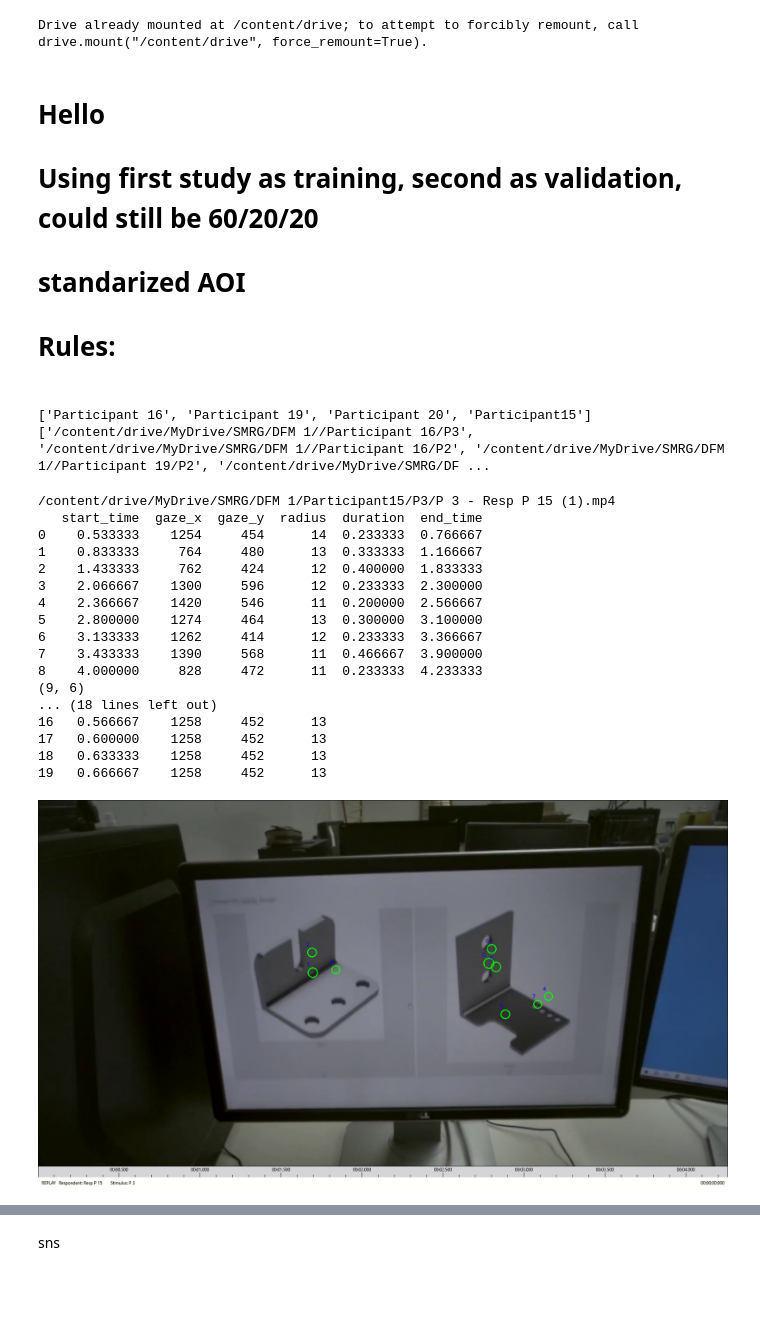
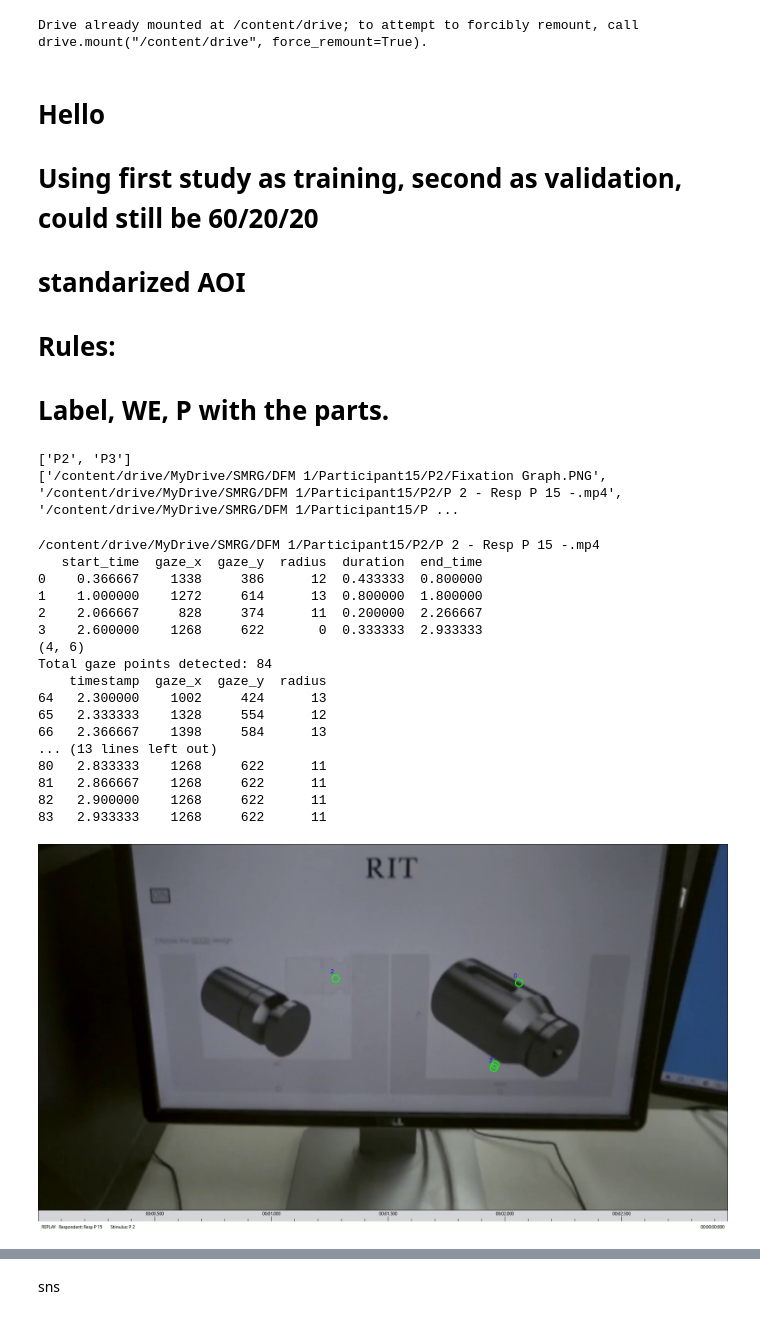
Before and after one commit to jb2467/SMRG_Video, a Jupyter notebook: SMRG.ipynb, the cells around one changed output, grey strips where cells are left out. Saved outputs shown, nothing was run; the diff lists cells and outputs as text; code cells hidden in the pictures; blank space fills up the shorter version.

```diff
--- a/SMRG.ipynb
+++ b/SMRG.ipynb
@@ -11,6 +11,8 @@ Drive already mounted at /content/drive; to attempt to forcibly remount, call dr
 # standarized AOI
 # Rules:
 ##
+
+# Label, WE, P with the parts.
 # %%
 import pandas as pd
 import numpy as np
@@ -24,5 +28,6 @@ from google.colab.patches import cv2_imshow
 # %%
-path = '/content/drive/MyDrive/SMRG/DFM 1/'
+
+path = '/content/drive/MyDrive/SMRG/DFM 1/Participant15'
 
 print(os.listdir(path))
 
@@ -36,12 +41,12 @@ for subfolder in subfolders:
       videos.append(path + '/' + subfolder + '/' + file)
 print(videos)
 # %% [output]
-['Participant 16', 'Participant 19', 'Participant 20', 'Participant15']
-['/content/drive/MyDrive/SMRG/DFM 1//Participant 16/P3', '/content/drive/MyDrive/SMRG/DFM 1//Participant 16/P2', '/content/drive/MyDrive/SMRG/DFM 1//Participant 19/P2', '/content/drive/MyDrive/SMRG/DF ...
+['P2', 'P3']
+['/content/drive/MyDrive/SMRG/DFM 1/Participant15/P2/Fixation Graph.PNG', '/content/drive/MyDrive/SMRG/DFM 1/Participant15/P2/P 2 - Resp P 15 -.mp4', '/content/drive/MyDrive/SMRG/DFM 1/Participant15/P ...
 # %%
 #20ms between fixations
 
-def analyze_eye_tracking_video(video_file, movement_threshold=5, min_fixation_duration=0.200, grace_period_frames=10):
+def analyze_eye_tracking_video(video_file, movement_threshold=5, min_fixation_duration=0.20, grace_period_frames=10):
     cap = cv2.VideoCapture(video_file)
     gaze_data = []
     prev_x, prev_y = None, None  # Track previous gaze point
@@ -79,7 +84,7 @@ def analyze_eye_tracking_video(video_file, movement_threshold=5, min_fixation_du
 
                     if distance_moved > movement_threshold:
                         fixation_duration = current_time_raw - start_time
-                        if fixation_duration >= min_fixation_duration:
+                        if fixation_duration >= min_fixation_duration - 1e-6:
                             end_time = start_time + fixation_duration
                             gaze_data.append([start_time, prev_x, prev_y, r, fixation_duration, end_time])
 
@@ -94,11 +99,17 @@ def analyze_eye_tracking_video(video_file, movement_threshold=5, min_fixation_du
             grace_period_counter += 1
             if grace_period_counter > grace_period_frames and prev_x is not None:
                 fixation_duration = current_time_raw - start_time
-                if fixation_duration >= min_fixation_duration:
+                if fixation_duration >= min_fixation_duration - 1e-6:
                     end_time = start_time + fixation_duration
                     gaze_data.append([start_time, prev_x, prev_y, 0, fixation_duration, end_time])
 
                 prev_x, prev_y = None, None  # Reset when fixation ends
+
+    if prev_x is not None:
+        fixation_duration = current_time_raw - start_time
+        if fixation_duration >= min_fixation_duration - 1e-6:
+          end_time = start_time + fixation_duration
+          gaze_data.append([start_time, prev_x, prev_y, 0, fixation_duration, end_time])
 
     cap.release()
 
@@ -117,53 +128,53 @@ def display_fixations_on_video(video_file, gaze_df):
         print(f"Error: Unable to open video file {video_file}")
         return
 
     ret, frame = cap.read()
     if not ret:
         print("Error: Unable to read the first frame")
         return
 
     real_frame = frame.copy()
 
     for index, row in gaze_df.iterrows():
-        x, y, r = int(row['gaze_x']), int(row['gaze_y']), int(row['radius'])
+        x, y, r = int(row['gaze_x']), int(row['gaze_y']), 10
         cv2.circle(real_frame, (x, y), r, (0, 255, 0), 2)
         cv2.putText(real_frame, str(index), (x - r - 5, y - r - 5), cv2.FONT_HERSHEY_SIMPLEX,
                     0.5, (255, 0, 0), 1, cv2.LINE_AA)
     cv2_imshow(real_frame)
 
     cap.release()
 # Example usage
-video_file = '/content/drive/MyDrive/SMRG/DFM 1/Participant15/P3/P 3 - Resp P 15 (1).mp4'
+video_file = '/content/drive/MyDrive/SMRG/DFM 1/Participant15/P2/P 2 - Resp P 15 -.mp4'
 print(video_file)
 gaze_df, raw_df = analyze_eye_tracking_video(video_file)
 
 if gaze_df is not None:
     print(gaze_df.tail(20))
     print(gaze_df.shape)
     print(f"Total gaze points detected: {raw_df.shape[0]}")
-    print(raw_df.head(20))
+    print(raw_df.tail(20))
     display_fixations_on_video(video_file, gaze_df)
 else:
     print("No valid gaze data to display.")
 # %% [output]
-/content/drive/MyDrive/SMRG/DFM 1/Participant15/P3/P 3 - Resp P 15 (1).mp4
+/content/drive/MyDrive/SMRG/DFM 1/Participant15/P2/P 2 - Resp P 15 -.mp4
    start_time  gaze_x  gaze_y  radius  duration  end_time
-0    0.533333    1254     454      14  0.233333  0.766667
-1    0.833333     764     480      13  0.333333  1.166667
-2    1.433333     762     424      12  0.400000  1.833333
-3    2.066667    1300     596      12  0.233333  2.300000
-4    2.366667    1420     546      11  0.200000  2.566667
-5    2.800000    1274     464      13  0.300000  3.100000
-6    3.133333    1262     414      12  0.233333  3.366667
-7    3.433333    1390     568      11  0.466667  3.900000
-8    4.000000     828     472      11  0.233333  4.233333
-(9, 6)
-... (18 lines left out)
-16   0.566667    1258     452      13
-17   0.600000    1258     452      13
-18   0.633333    1258     452      13
-19   0.666667    1258     452      13
+0    0.366667    1338     386      12  0.433333  0.800000
+1    1.000000    1272     614      13  0.800000  1.800000
+2    2.066667     828     374      11  0.200000  2.266667
+3    2.600000    1268     622       0  0.333333  2.933333
+(4, 6)
+Total gaze points detected: 84
+    timestamp  gaze_x  gaze_y  radius
+64   2.300000    1002     424      13
+65   2.333333    1328     554      12
+66   2.366667    1398     584      13
+... (13 lines left out)
+80   2.833333    1268     622      11
+81   2.866667    1268     622      11
+82   2.900000    1268     622      11
+83   2.933333    1268     622      11
-[figure, old version]
+[figure, new version]
 # %%
 
 plt.figure(figsize=(8, 6))
```
Also changed, not shown: parts of 12 cells of this notebook.
